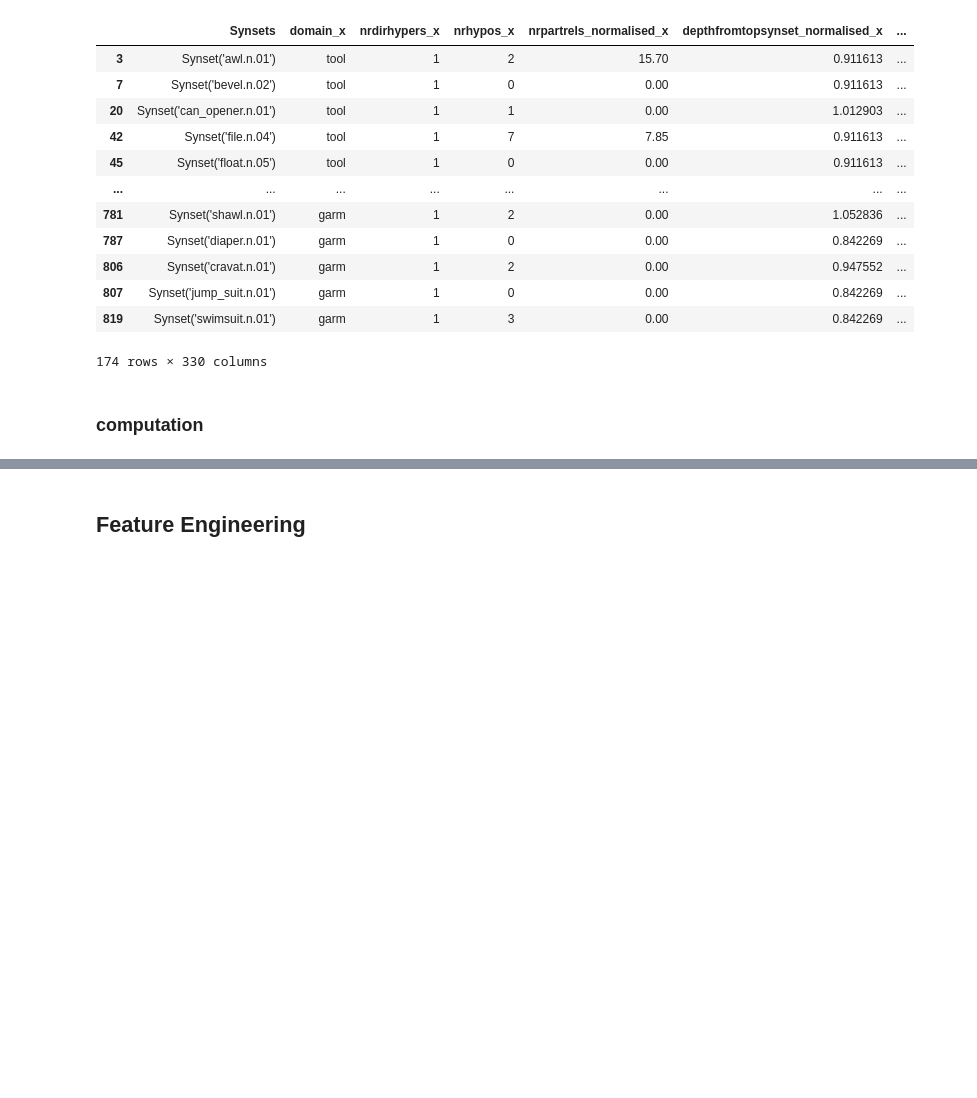
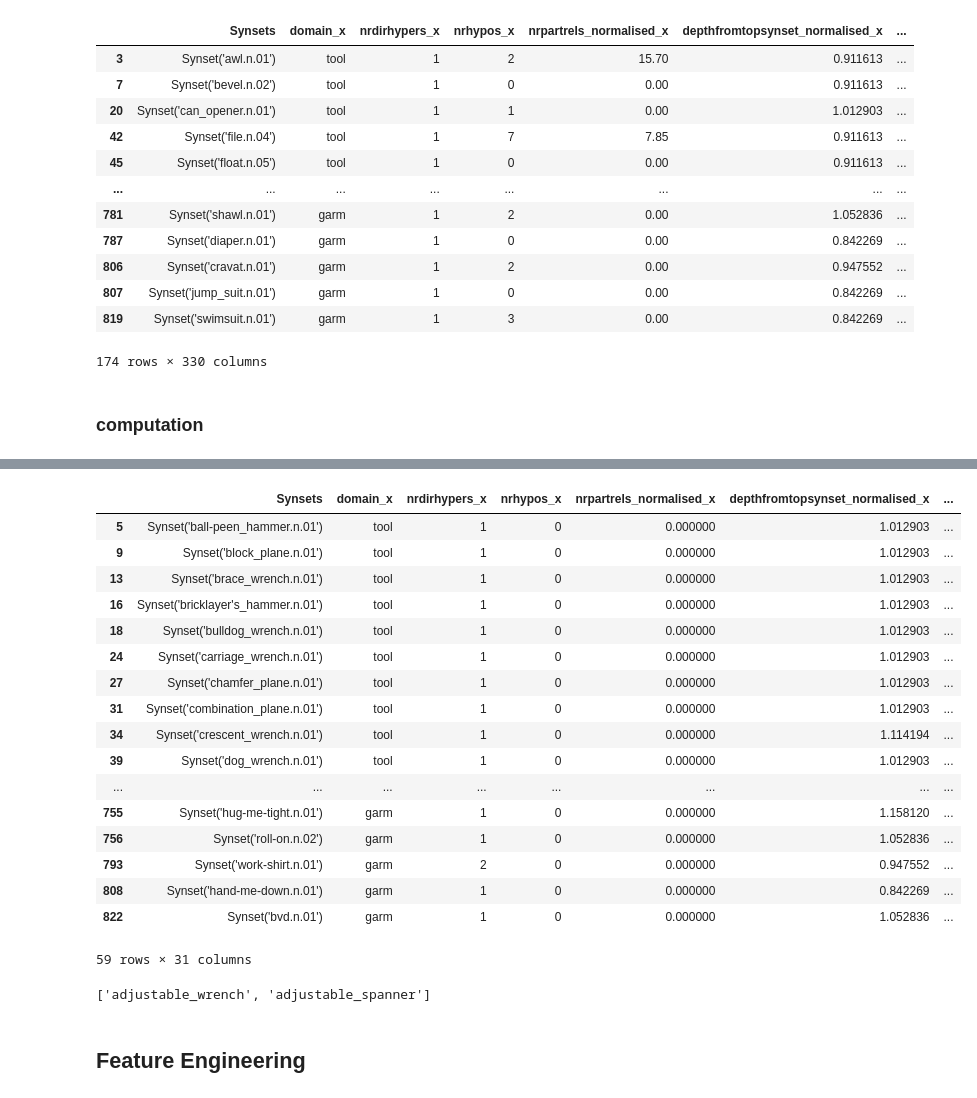
Before and after one commit to DanferWang/Basic_Level_work, a Jupyter notebook: Word2Vec/pretrained_w2v.ipynb, the cells around one changed output, grey strips where cells are left out. Saved outputs shown, nothing was run; the diff lists cells and outputs as text; code cells hidden in the pictures; blank space fills up the shorter version.

```diff
--- a/Word2Vec/pretrained_w2v.ipynb
+++ b/Word2Vec/pretrained_w2v.ipynb
@@ -243,0 +229,38 @@ data_test
+# %%
+def expand(df):
+    dist = list()
+    record = df['Synsets']
+    synset = wn.synset(record[8:-2])
+    hyper = list(set([i for i in synset.closure(lambda s:s.hypernyms())]))
+    hyper_lemmas = [syn.lemmas() for syn in hyper]
+    hyper_lemmas = flatten(hyper_lemmas)
+    hyper_lemmas = [lemma.name() for lemma in hyper_lemmas]
+    concept_norms = [x.name() for x in synset.lemmas()]
+    for norm_item in concept_norms:
+        norm_item = norm_item.lower()
+        for hyper_lemma in hyper_lemmas:
+            hyper_lemma = hyper_lemma.lower()
+            try:
+                distance = conceptnet_300_1908.wv.similarity(norm_item, hyper_lemma)
+                dist.append(np.abs(distance))
+            except KeyError:
+                pass
+    try:
+        min = np.min(dist)
+        mean = np.mean(dist)
+        max = np.max(dist)
+        if min == max:
+            std = 0
+        else:
+            std = np.std(dist)
+        res = [min, mean, max, std]
+    except:
+        res = np.nan
+    return res
+
+data_test = data.copy()
+data_test['min_mean_max_var_dist'] = data_test.apply(expand, axis=1)
+
+test_col = ['Synsets', 'domain_x', 'vote_x', 'min_mean_max_var_dist']
+
+data_test[test_col]
@@ -244,2 +281,35 @@ data_test
+# %%
+data_test.loc[data_test['min_mean_max_var_dist'].isna()]
+# %% [output]
+|  | Synsets | domain_x | nrdirhypers_x | nrhypos_x | nrpartrels_normalised_x | depthfromtopsynset_normalised_x | ... |
+| 5 | Synset('ball-peen_hammer.n.01') | tool | 1 | 0 | 0.000000 | 1.012903 | ... |
+| 9 | Synset('block_plane.n.01') | tool | 1 | 0 | 0.000000 | 1.012903 | ... |
+| 13 | Synset('brace_wrench.n.01') | tool | 1 | 0 | 0.000000 | 1.012903 | ... |
+| 16 | Synset('bricklayer's_hammer.n.01') | tool | 1 | 0 | 0.000000 | 1.012903 | ... |
+| 18 | Synset('bulldog_wrench.n.01') | tool | 1 | 0 | 0.000000 | 1.012903 | ... |
+| 24 | Synset('carriage_wrench.n.01') | tool | 1 | 0 | 0.000000 | 1.012903 | ... |
+| 27 | Synset('chamfer_plane.n.01') | tool | 1 | 0 | 0.000000 | 1.012903 | ... |
+| 31 | Synset('combination_plane.n.01') | tool | 1 | 0 | 0.000000 | 1.012903 | ... |
+| 34 | Synset('crescent_wrench.n.01') | tool | 1 | 0 | 0.000000 | 1.114194 | ... |
+| 39 | Synset('dog_wrench.n.01') | tool | 1 | 0 | 0.000000 | 1.012903 | ... |
+| ... | ... | ... | ... | ... | ... | ... | ... |
+| 755 | Synset('hug-me-tight.n.01') | garm | 1 | 0 | 0.000000 | 1.158120 | ... |
+| 756 | Synset('roll-on.n.02') | garm | 1 | 0 | 0.000000 | 1.052836 | ... |
+| 793 | Synset('work-shirt.n.01') | garm | 2 | 0 | 0.000000 | 0.947552 | ... |
+| 808 | Synset('hand-me-down.n.01') | garm | 1 | 0 | 0.000000 | 0.842269 | ... |
+| 822 | Synset('bvd.n.01') | garm | 1 | 0 | 0.000000 | 1.052836 | ... |
+59 rows × 31 columns
+# %%
+record = "Synset('adjustable_wrench.n.01')"
+synset = wn.synset(record[8:-2])
+hyper = list(set([i for i in synset.hypernyms()]))
+hyper_lemmas = [syn.lemmas() for syn in hyper]
+hyper_lemmas = flatten(hyper_lemmas)
+hyper_lemmas = [lemma.name() for lemma in hyper_lemmas]
+concept_norms = [x.name() for x in synset.lemmas()]
+
+concept_norms
+# %% [output]
+['adjustable_wrench', 'adjustable_spanner']
 # %% [markdown]
 ## Feature Engineering
```
Also changed, not shown: parts of 10 cells of this notebook, 15 other files.
